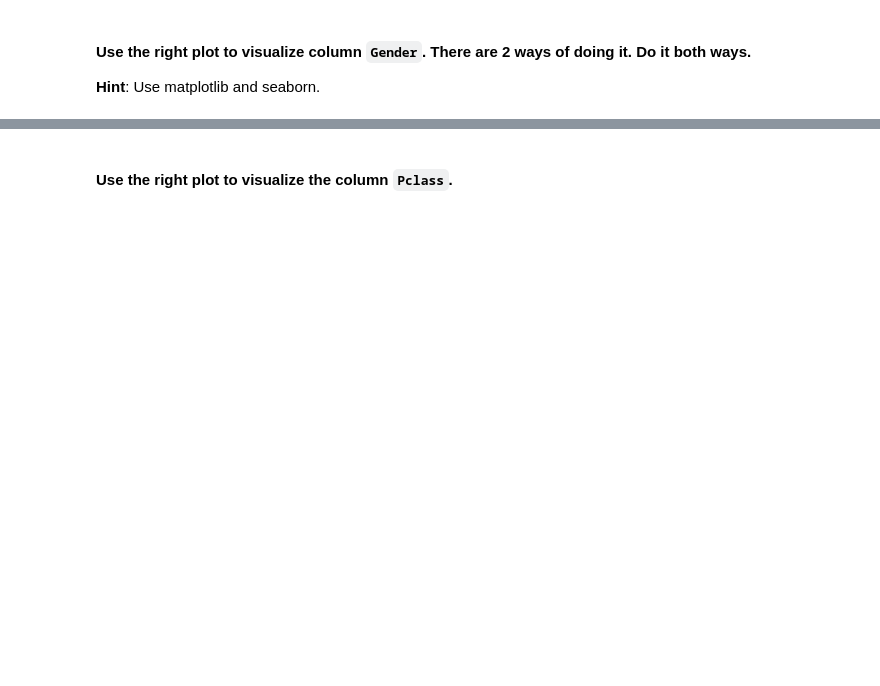
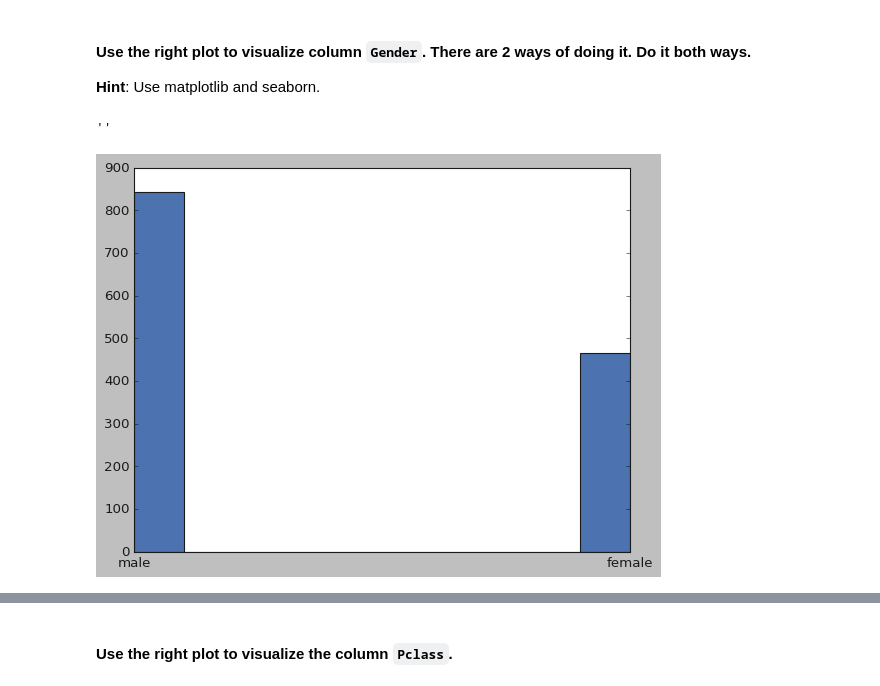
Before and after one commit to Ironhack-Data-Madrid-Octubre-2023/5.2-lab_matplotlib_seaborn, a Jupyter notebook: your-code/main.ipynb, the cells around one changed output, grey strips where cells are left out. Saved outputs shown, nothing was run; the diff lists cells and outputs as text; code cells hidden in the pictures; blank space fills up the shorter version.

```diff
--- a/your-code/main.ipynb
+++ b/your-code/main.ipynb
@@ -166,4 +246,9 @@ your comments here
 **Hint**: Use matplotlib and seaborn.
 # %%
 # Method 1 - matplotlib
-# your code here
+
+gender1 = plt.hist(titanic['Gender'])
+;
+# %% [output]
+''
+[figure, added]
```
Also changed, not shown: parts of 42 cells of this notebook.
